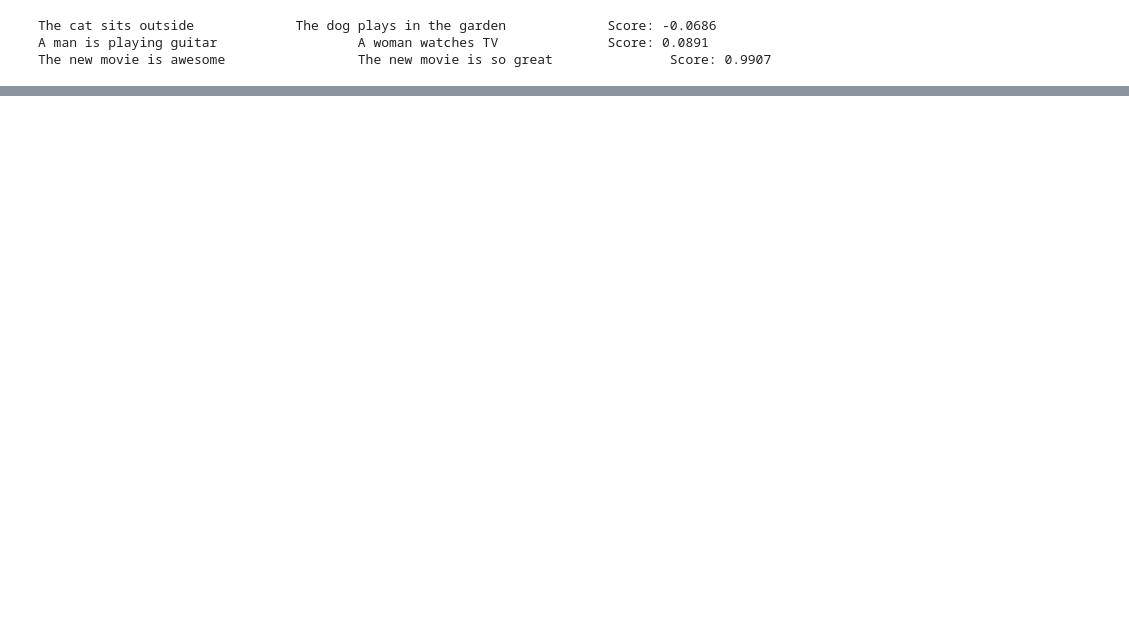
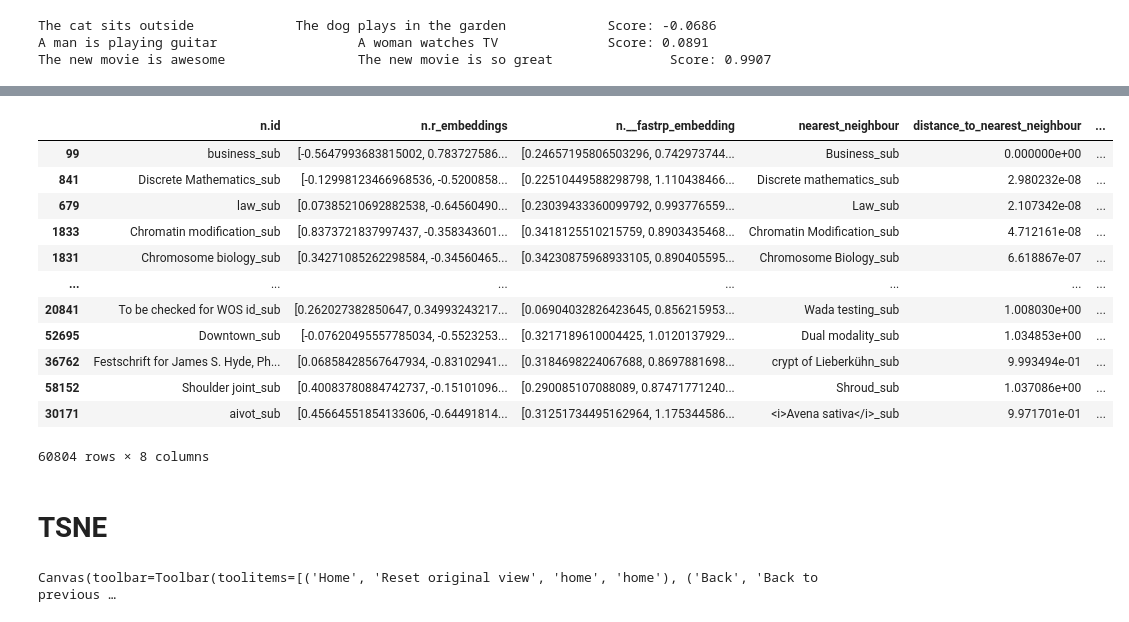
Before and after one commit to minu7/neuroinformatics-analysis, a Jupyter notebook: keyword_analysis.ipynb, the cells around one changed output, grey strips where cells are left out. Saved outputs shown, nothing was run; the diff lists cells and outputs as text; code cells hidden in the pictures; blank space fills up the shorter version.

```diff
--- a/keyword_analysis.ipynb
+++ b/keyword_analysis.ipynb
@@ -102,0 +204,18 @@ for i in range(len(sentences)):
+# %%
+keywords['combined_distance'] = keywords['distance_to_nearest_neighbour_rp'] + keywords['distance_to_nearest_neighbour']
+# %%
+keywords.sort_values(by=['combined_distance'], ascending=True) # perchè il NN è rispetto due distanze che potrebbero essere diverse e ordinate per la combined
+# %% [output]
+|  | n.id | n.r_embeddings | n.__fastrp_embedding | nearest_neighbour | distance_to_nearest_neighbour | ... |
+| 99 | business_sub | [-0.5647993683815002, 0.783727586... | [0.24657195806503296, 0.742973744... | Business_sub | 0.000000e+00 | ... |
+| 841 | Discrete Mathematics_sub | [-0.12998123466968536, -0.5200858... | [0.22510449588298798, 1.110438466... | Discrete mathematics_sub | 2.980232e-08 | ... |
+| 679 | law_sub | [0.07385210692882538, -0.64560490... | [0.23039433360099792, 0.993776559... | Law_sub | 2.107342e-08 | ... |
+| 1833 | Chromatin modification_sub | [0.8373721837997437, -0.358343601... | [0.3418125510215759, 0.8903435468... | Chromatin Modification_sub | 4.712161e-08 | ... |
+| 1831 | Chromosome biology_sub | [0.34271085262298584, -0.34560465... | [0.34230875968933105, 0.890405595... | Chromosome Biology_sub | 6.618867e-07 | ... |
+| ... | ... | ... | ... | ... | ... | ... |
+| 20841 | To be checked for WOS id_sub | [0.262027382850647, 0.34993243217... | [0.06904032826423645, 0.856215953... | Wada testing_sub | 1.008030e+00 | ... |
+| 52695 | Downtown_sub | [-0.07620495557785034, -0.5523253... | [0.3217189610004425, 1.0120137929... | Dual modality_sub | 1.034853e+00 | ... |
+| 36762 | Festschrift for James S. Hyde, Ph... | [0.06858428567647934, -0.83102941... | [0.3184698224067688, 0.8697881698... | crypt of Lieberkühn_sub | 9.993494e-01 | ... |
+| 58152 | Shoulder joint_sub | [0.40083780884742737, -0.15101096... | [0.290085107088089, 0.87471771240... | Shroud_sub | 1.037086e+00 | ... |
+| 30171 | aivot_sub | [0.45664551854133606, -0.64491814... | [0.31251734495162964, 1.175344586... | <i>Avena sativa</i>_sub | 9.971701e-01 | ... |
+60804 rows × 8 columns
@@ -102,0 +224,2 @@ for i in range(len(sentences)):
+# %% [markdown]
+# TSNE
@@ -102,0 +231,7 @@ for i in range(len(sentences)):
+# %%
+import matplotlib.pyplot as plt
+%matplotlib widget
+plt.scatter(X_embedded[:, 0], X_embedded[:, 1], s=0.5)
+plt.show()
+# %% [output]
+Canvas(toolbar=Toolbar(toolitems=[('Home', 'Reset original view', 'home', 'home'), ('Back', 'Back to previous …
```
Also changed, not shown: parts of 25 cells of this notebook, 8 other files.
